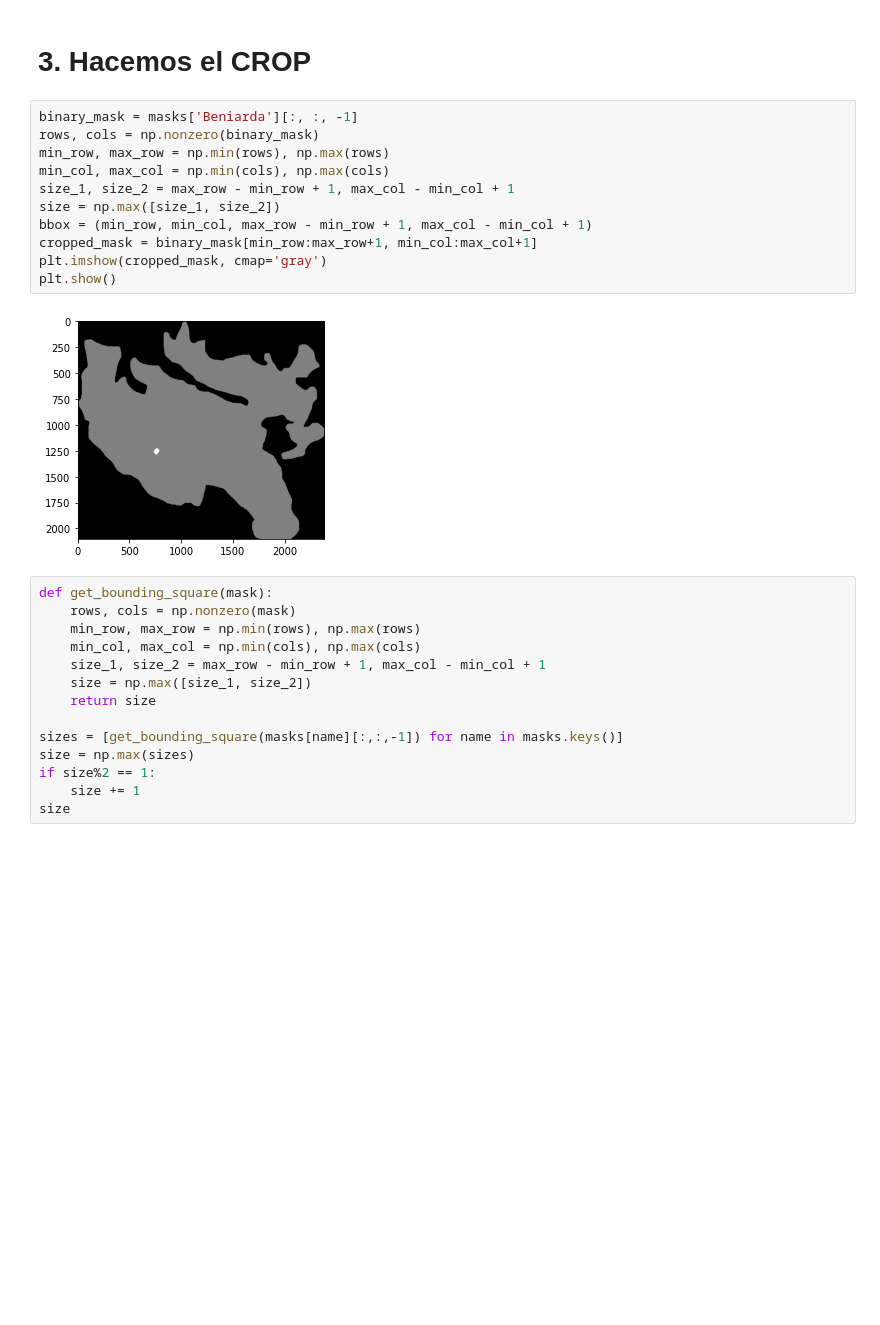
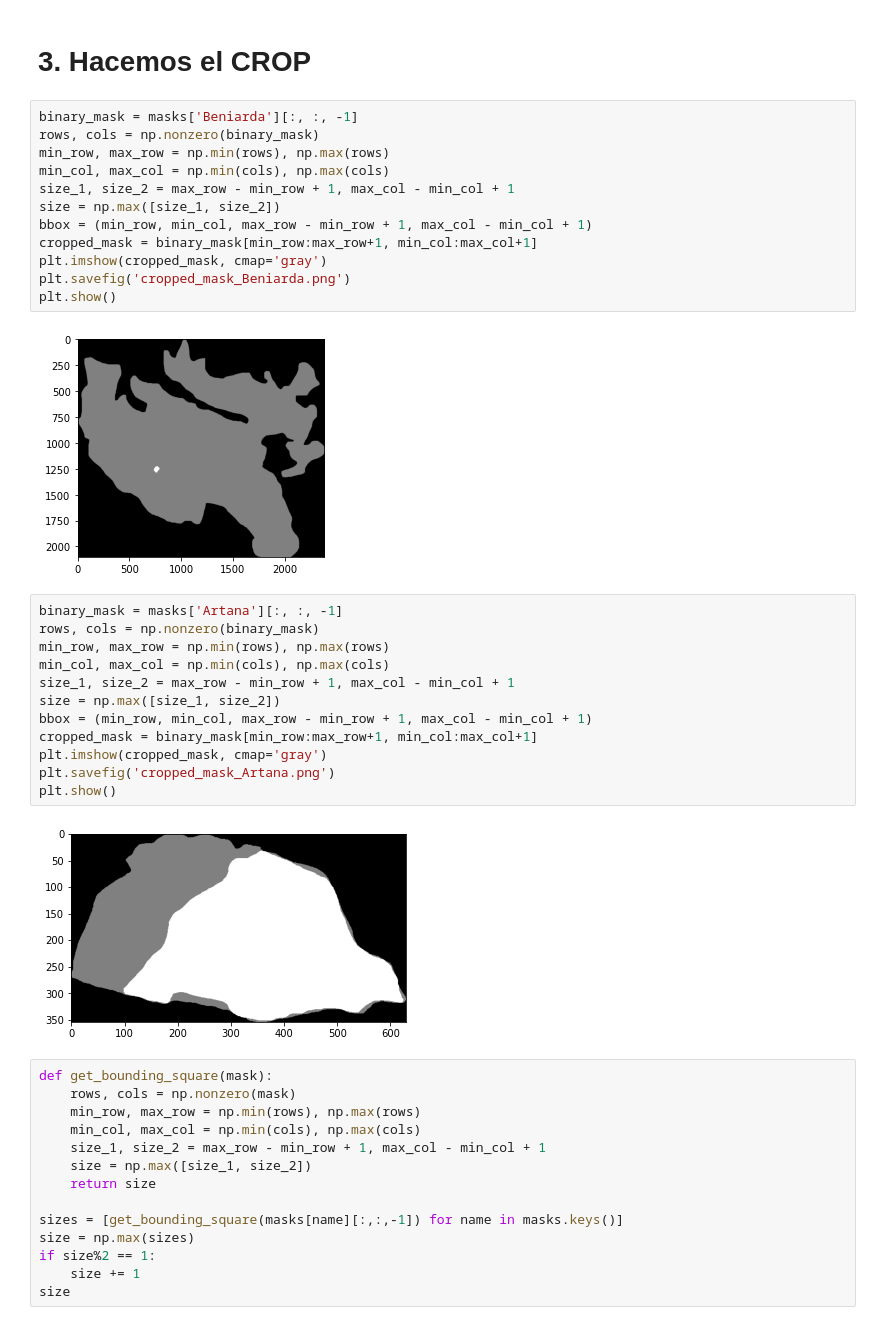
Before and after one commit to joanboterspitarch/data_forest_fires, a Jupyter notebook: create_grids.ipynb, the cells around one changed output. Drawn from its saved outputs; the diff is of its cells as text; blank space fills up the shorter version.

```diff
--- a/create_grids.ipynb
+++ b/create_grids.ipynb
@@ -59,9 +59,24 @@ size = np.max([size_1, size_2])
 bbox = (min_row, min_col, max_row - min_row + 1, max_col - min_col + 1)
 cropped_mask = binary_mask[min_row:max_row+1, min_col:max_col+1]
 plt.imshow(cropped_mask, cmap='gray')
+plt.savefig('cropped_mask_Beniarda.png')
 plt.show()
 # %% [output]
 [figure]
+# %%
+binary_mask = masks['Artana'][:, :, -1]
+rows, cols = np.nonzero(binary_mask)
+min_row, max_row = np.min(rows), np.max(rows)
+min_col, max_col = np.min(cols), np.max(cols)
+size_1, size_2 = max_row - min_row + 1, max_col - min_col + 1
+size = np.max([size_1, size_2])
+bbox = (min_row, min_col, max_row - min_row + 1, max_col - min_col + 1)
+cropped_mask = binary_mask[min_row:max_row+1, min_col:max_col+1]
+plt.imshow(cropped_mask, cmap='gray')
+plt.savefig('cropped_mask_Artana.png')
+plt.show()
+# %% [output]
+[figure, added]
 # %%
 def get_bounding_square(mask):
     rows, cols = np.nonzero(mask)
```
Also changed, not shown: parts of 4 cells of this notebook, 6 other files.
